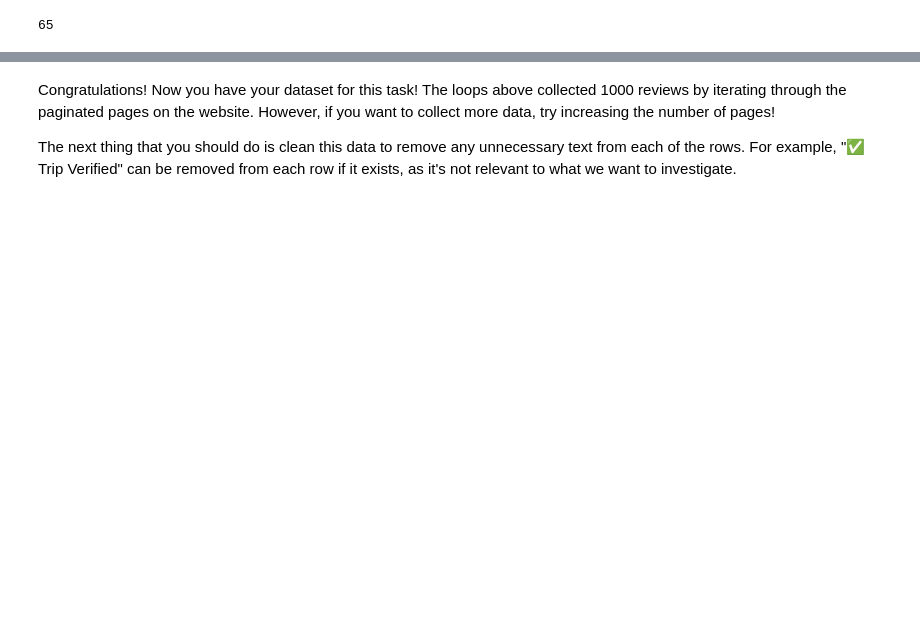
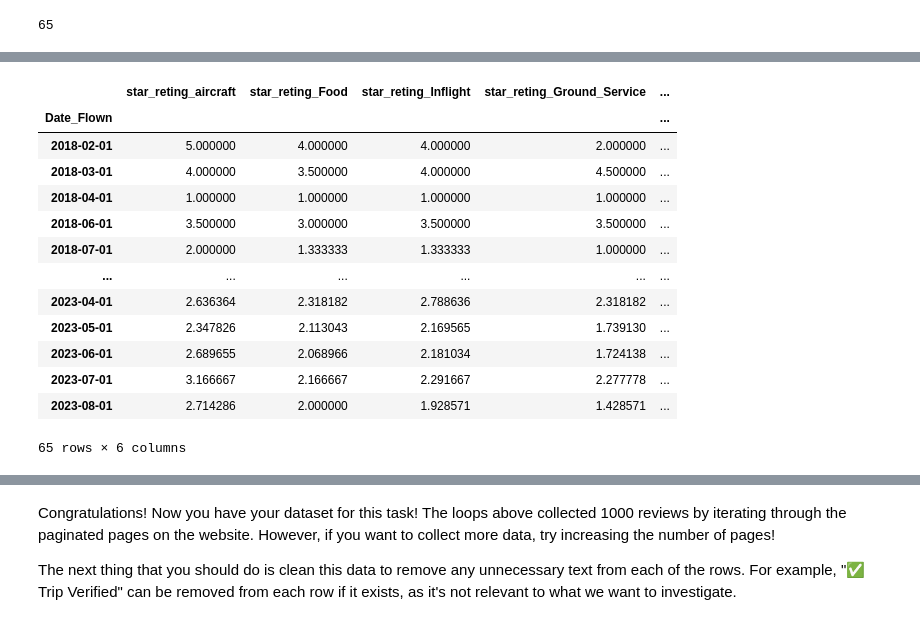
Before and after one commit to codewithawr/British-Airways-Projects, a Jupyter notebook: Task-1-Web scraping/getting_started.ipynb, the cells around one changed output, grey strips where cells are left out. Drawn from its saved outputs; the diff is of its cells as text; code cells hidden in the pictures; blank space fills up the shorter version.

```diff
--- a/Task-1-Web scraping/getting_started.ipynb
+++ b/Task-1-Web scraping/getting_started.ipynb
@@ -211,0 +220,19 @@ plt.show()
+# %%
+mean_reviews_on_date_flown = reviews.groupby('Date_Flown')['recommended'].mean()
+mean_stars_on_date_flown = reviews.groupby('Date_Flown')[stars_columns].mean()
+mean_stars_on_date_flown
+# %% [output]
+|  | star_reting_aircraft | star_reting_Food | star_reting_Inflight | star_reting_Ground_Service | ... |
+| Date_Flown |  |  |  |  | ... |
+| 2018-02-01 | 5.000000 | 4.000000 | 4.000000 | 2.000000 | ... |
+| 2018-03-01 | 4.000000 | 3.500000 | 4.000000 | 4.500000 | ... |
+| 2018-04-01 | 1.000000 | 1.000000 | 1.000000 | 1.000000 | ... |
+| 2018-06-01 | 3.500000 | 3.000000 | 3.500000 | 3.500000 | ... |
+| 2018-07-01 | 2.000000 | 1.333333 | 1.333333 | 1.000000 | ... |
+| ... | ... | ... | ... | ... | ... |
+| 2023-04-01 | 2.636364 | 2.318182 | 2.788636 | 2.318182 | ... |
+| 2023-05-01 | 2.347826 | 2.113043 | 2.169565 | 1.739130 | ... |
+| 2023-06-01 | 2.689655 | 2.068966 | 2.181034 | 1.724138 | ... |
+| 2023-07-01 | 3.166667 | 2.166667 | 2.291667 | 2.277778 | ... |
+| 2023-08-01 | 2.714286 | 2.000000 | 1.928571 | 1.428571 | ... |
+65 rows × 6 columns
```
Also changed, not shown: parts of 10 cells of this notebook.
